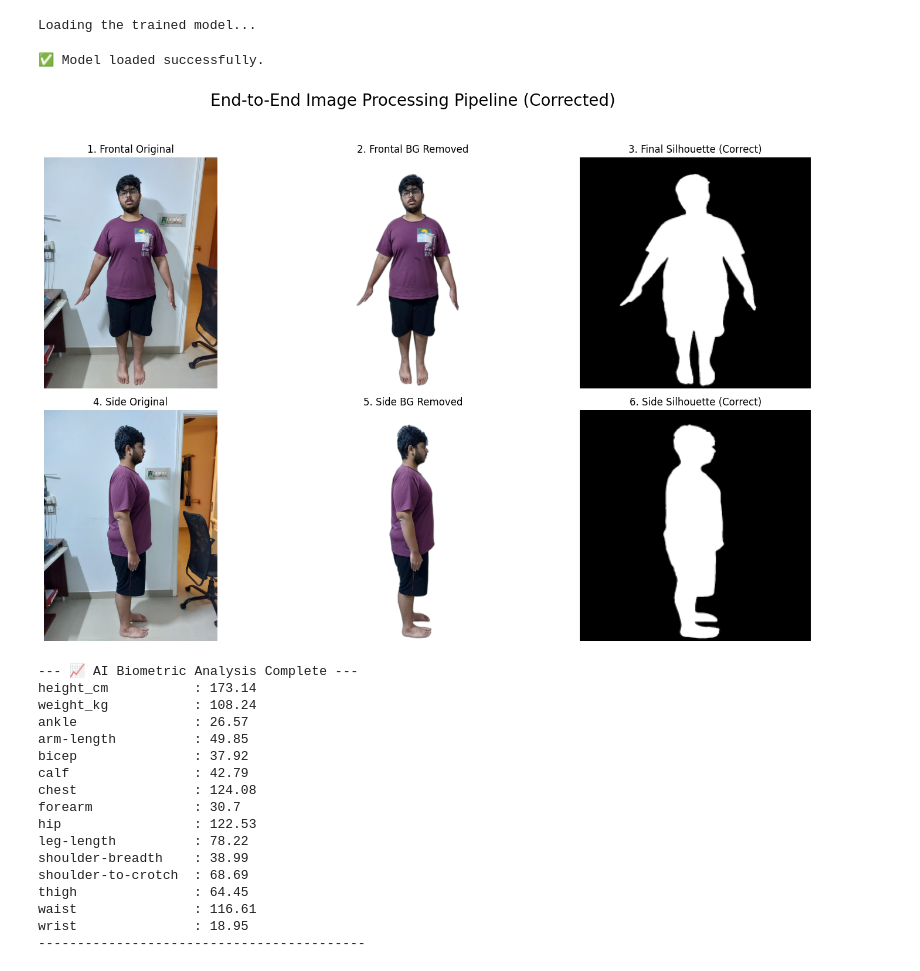
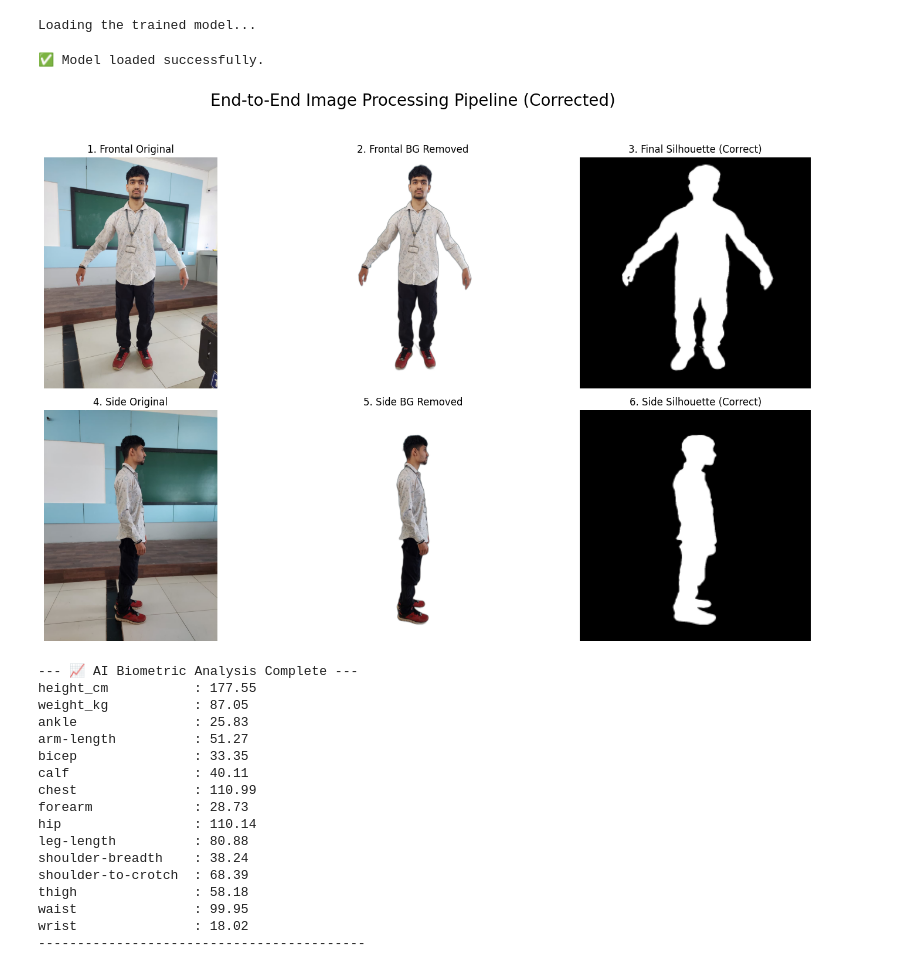
Before and after one commit to AlysterBenedict/Trainium_ML_Scripts, a Jupyter notebook: image_pipeline.ipynb, the cells around one changed output. Saved outputs shown, nothing was run; the diff lists cells and outputs as text; code cells hidden in the pictures.

Commit message:
Implement feature X to enhance user experience and optimize performance

```diff
--- a/image_pipeline.ipynb
+++ b/image_pipeline.ipynb
@@ -102,51 +102,51 @@ def visualize_and_predict(frontal_image_path, side_image_path, model, device):
         'height_cm', 'weight_kg', 'ankle', 'arm-length', 'bicep', 'calf', 'chest',
         'forearm', 'hip', 'leg-length', 'shoulder-breadth', 'shoulder-to-crotch',
         'thigh', 'waist', 'wrist'
     ]
     results = {name: round(float(value), 2) for name, value in zip(target_columns, predictions_np)}
 
     print("\n--- 📈 AI Biometric Analysis Complete ---")
     for measurement, value in results.items():
         print(f"{measurement:<20}: {value}")
     print("------------------------------------------")
 
 # --- 4. Main Execution Block ---
 if __name__ == '__main__':
     print("Loading the trained model...")
     device = torch.device("cuda" if torch.cuda.is_available() else "cpu")
     NUM_TARGETS = 15
     trained_model = BodyM_MetricEstimator(num_measurements=NUM_TARGETS)
-    trained_model.load_state_dict(torch.load("best_bodym_model.pth"))
+    trained_model.load_state_dict(torch.load(r"C:\Users\bened\Documents\Alyster Coding\PROJECTS\AI_GYM\fast_api_app\best_bodym_model.pth"))
     trained_model.to(device)
     print("✅ Model loaded successfully.")
 
-    user_frontal_photo = r"C:\Users\bened\Documents\Alyster Coding\PROJECTS\AI_GYM\imgs\alvin2.jpg"
-    user_side_photo = r"C:\Users\bened\Documents\Alyster Coding\PROJECTS\AI_GYM\imgs\alvin1.jpg" # Using same for demo, change to a real side view photo
+    user_frontal_photo = r"C:\Users\bened\Documents\Alyster Coding\PROJECTS\AI_GYM\imgs\tf.jpeg"
+    user_side_photo = r"C:\Users\bened\Documents\Alyster Coding\PROJECTS\AI_GYM\imgs\ts.jpeg" # Using same for demo, change to a real side view photo
 
     visualize_and_predict(
         frontal_image_path=user_frontal_photo,
         side_image_path=user_side_photo,
         model=trained_model,
         device=device
     )
 # %% [output]
 Loading the trained model...
 ✅ Model loaded successfully.
-[figure, old version]
+[figure, new version]
 --- 📈 AI Biometric Analysis Complete ---
-height_cm           : 173.14
-weight_kg           : 108.24
-ankle               : 26.57
-arm-length          : 49.85
-bicep               : 37.92
-calf                : 42.79
-chest               : 124.08
-forearm             : 30.7
-hip                 : 122.53
-leg-length          : 78.22
-shoulder-breadth    : 38.99
-shoulder-to-crotch  : 68.69
-thigh               : 64.45
-waist               : 116.61
-wrist               : 18.95
+height_cm           : 177.55
+weight_kg           : 87.05
+ankle               : 25.83
+arm-length          : 51.27
+bicep               : 33.35
+calf                : 40.11
+chest               : 110.99
+forearm             : 28.73
+hip                 : 110.14
+leg-length          : 80.88
+shoulder-breadth    : 38.24
+shoulder-to-crotch  : 68.39
+thigh               : 58.18
+waist               : 99.95
+wrist               : 18.02
 ------------------------------------------
```
